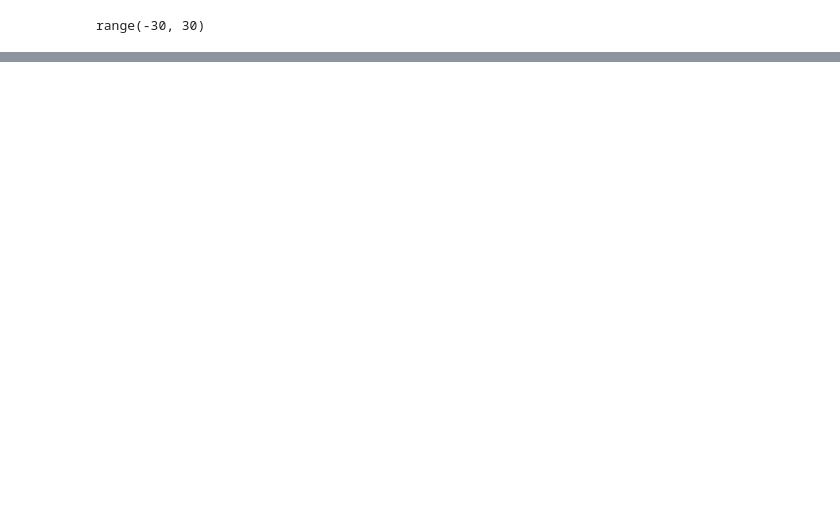
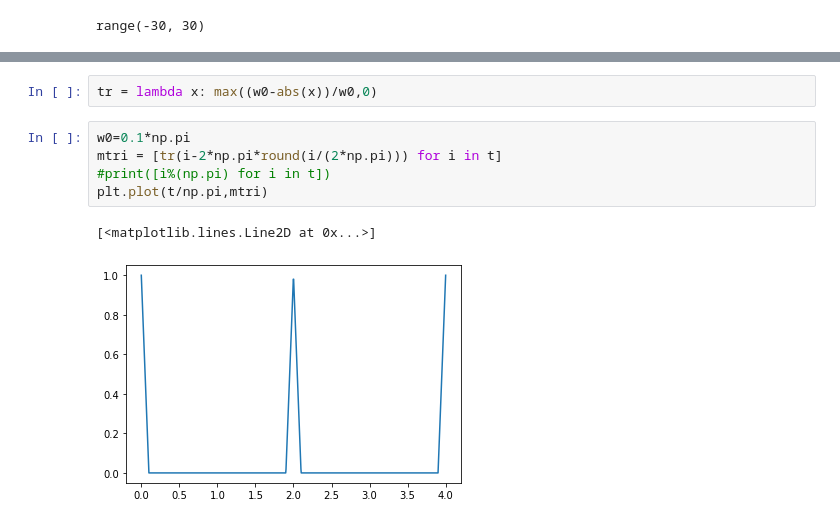
Before and after one commit to CiTRuS93/Signals-and-Systems-Course, a Jupyter notebook: hadar's send box.ipynb, the cells around one changed output, grey strips where cells are left out. Drawn from its saved outputs; the diff is of its cells as text; blank space fills up the shorter version.

```diff
--- a/hadar's send box.ipynb
+++ b/hadar's send box.ipynb
@@ -390,0 +403,10 @@ ax.stem(k,C0)
+# %%
+tr = lambda x: max((w0-abs(x))/w0,0)
+# %%
+w0=0.1*np.pi
+mtri = [tr(i-2*np.pi*round(i/(2*np.pi))) for i in t]
+#print([i%(np.pi) for i in t])
+plt.plot(t/np.pi,mtri)
+# %% [output]
+[<matplotlib.lines.Line2D at 0x...>]
+[figure, added]
```
Also changed, not shown: parts of 8 cells of this notebook, 1 other file.
